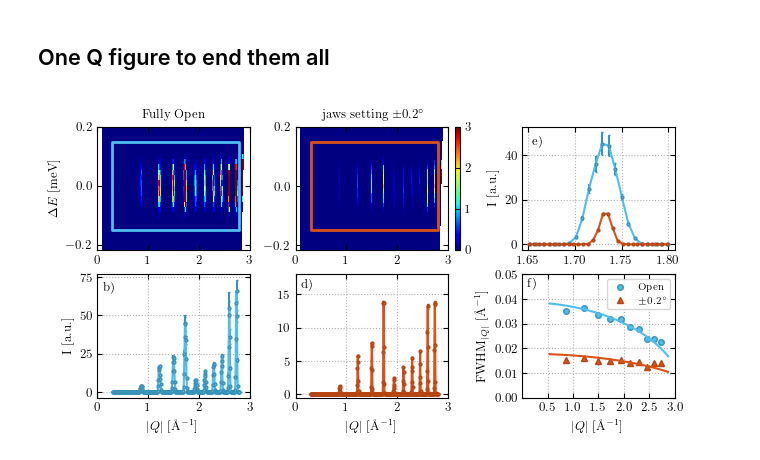
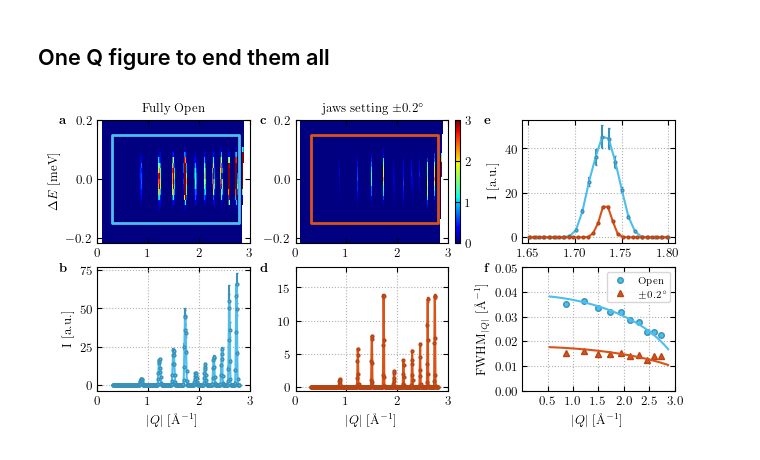
Before and after one commit to KristineKrighaar/BIFROST_Virtual_Experiments, a Jupyter notebook: NACALF/NACALF_reduction/Powder_DataTreatment.ipynb, the cells around one changed output. Drawn from its saved outputs; the diff is of its cells as text; code cells hidden in the pictures.

Commit message:
reviewer comment improvment of figures zeemann splitting

```diff
--- a/NACALF/NACALF_reduction/Powder_DataTreatment.ipynb
+++ b/NACALF/NACALF_reduction/Powder_DataTreatment.ipynb
@@ -519,14 +531,24 @@ im = ax1.pcolormesh(p_picture.coords['Q'].values, p_picture.coords['deltaE'].val
 ax1.set_ylabel('$\Delta E$ [meV]')
 ax1.fill_between([Q_min_sum.value, Q_max_sum.value], E_min_sum.value, E_max_sum.value, color='none', edgecolor='#4dbeee', lw=2)
 ax1.set_xticks([0,1,2,3])
-ax1.text(0.12, 0.25, r'\textbf{a)}', weight='bold', color='white')
+ax1.text(
+    -0.25, 0.95, r'$\mathbf{a}$',
+    transform=ax1.transAxes,
+    ha='left', va='bottom', fontweight='bold',
+    clip_on=False
+)
 
 
 ax2.set_title("jaws setting $\pm 0.2^{\circ}$")
 im = ax2.pcolormesh(p_0p2.coords['Q'].values, p_0p2.coords['deltaE'].values, p_0p2.values, cmap='jet', vmin=0, vmax=3)
 ax2.fill_between([Q_min_sum.value, Q_max_sum.value], E_min_sum.value, E_max_sum.value, color='none', edgecolor='#d95319', lw=2)
 ax2.set_xticks([0,1,2,3])
-ax2.text(0.13, 0.25, r'\textbf{c)}', weight='bold', color='white')
+ax2.text(
+    -0.23, 0.95, r'$\mathbf{c}$',
+    transform=ax2.transAxes,
+    ha='left', va='bottom', fontweight='bold',
+    clip_on=False
+)
 
 cax = fig.add_axes([0.63, 0.53, 0.007, 0.35])  # [x0, y0, width, height]
 cbar = fig.colorbar(im, cax=cax)
@@ -541,7 +563,12 @@ ax3.errorbar(Q, p7.values, p7.variances, fmt='.-', label='Simulation', color='#4
 ax3.set_xlabel('$|Q|$ [Å$^{-1}$]')
 ax3.set_ylabel('I [a.u.]')
 ax3.set_xticks([0,1,2,3])
-ax3.text(0.12, 66, r'b)')
+ax3.text(
+    -0.25, 0.95, r'$\mathbf{b}$',
+    transform=ax3.transAxes,
+    ha='left', va='bottom', fontweight='bold',
+    clip_on=False
+)
 ax3.grid(linestyle='dotted')
 
 
@@ -552,7 +579,12 @@ ax4.errorbar(Q_0p2, psum_0p2.values, psum_0p2.variances, fmt='.-', label='Simula
 ax4.set_xlabel('$|Q|$ [Å$^{-1}$]')
 ax4.set_xticks([0,1,2,3])
 ax4.set_ylim([-0.5,18])
-ax4.text(0.1, 16, r'd)')
+ax4.text(
+    -0.23, 0.95, r'$\mathbf{d}$',
+    transform=ax4.transAxes,
+    ha='left', va='bottom', fontweight='bold',
+    clip_on=False
+)
 ax4.grid(linestyle='dotted')
 
 mask = (Q > 1.65) & (Q < 1.8)
@@ -567,37 +599,46 @@ ax5.errorbar(Q[mask], p7.values[mask], p7.variances[mask], fmt='.-', label=r'Ope
 
 
 ax5.errorbar(Q_0p2[mask2], psum_0p2.values[mask2], psum_0p2.variances[mask2], fmt='.-', label=r'$\pm 0.2$', color='#d95319', ecolor='#b54514', mew=1, markeredgecolor='#b54514', capsize=1)
 ax5.grid(linestyle='dotted')
-ax5.text(1.654, 45, r'e)', weight='bold', color='black')
+ax5.text(
+    -0.25, 0.95, r'$\mathbf{e}$',
+    transform=ax5.transAxes,
+    ha='left', va='bottom', fontweight='bold',
+    clip_on=False
+)
 ax5.set_ylabel('I [a.u.]')
 
 
 Q_range = np.linspace(0.3,2.9,1000)
 pos = ax6.get_position()
 ax6.set_position([pos.x0 + 0.04, pos.y0, pos.width, pos.height])
 ax6.plot(open_mu,open_FWHM,'o', label='Open', color='#4dbeee', mew=1, markeredgecolor='#3992b8')
 ax6.plot(Q_len, ana_FWHM_open,'-' ,color='#4dbeee')
 #ax6.plot(Q_range, lin(Q_range, *fit_open.values),'--' ,color='#4dbeee')
-
 
 
 ax6.plot(mu_0p2,FWHM_0p2,'^', label='$\pm 0.2^{\circ}$', color='#d95319', mew=1, markeredgecolor='#b54514')
 ax6.plot(Q_len, ana_FWHM_0p2, '-', color='#d95319')
 #ax6.plot(Q_range, lin(Q_range, *fit_0p2.values), '--', color='#d95319')
 
 ax6.set_xlabel('$|Q|$ [Å$^{-1}$]')
 ax6.set_ylabel('FWHM$_{|Q|}$ [Å$^{-1}$]')
 ax6.set_xlim(0,3)
 ax6.set_ylim(0.0,0.05)
 ax6.set_xticks([0.5,1,1.5,2,2.5,3])
 ax6.set_yticks([0.0, 0.01,0.02,0.03,0.04,0.05])
-ax6.text(0.1, 0.045, r'f)', weight='bold', color='black')
+ax6.text(
+    -0.25, 0.95, r'$\mathbf{f}$',
+    transform=ax6.transAxes,
+    ha='left', va='bottom', fontweight='bold',
+    clip_on=False
+)
 ax6.legend(fontsize=7)
 ax6.grid(linestyle='dotted')
 
 plt.savefig('../../Figures/PNG/NACALF_Q_experiment.png', format='png',dpi=300, bbox_inches='tight')
 # %% [output]
-[figure, old version]
+[figure, new version]
 # %%
 
 from scipy.interpolate import interp1d
```
Also changed, not shown: parts of 2 cells of this notebook, 16 other files.
